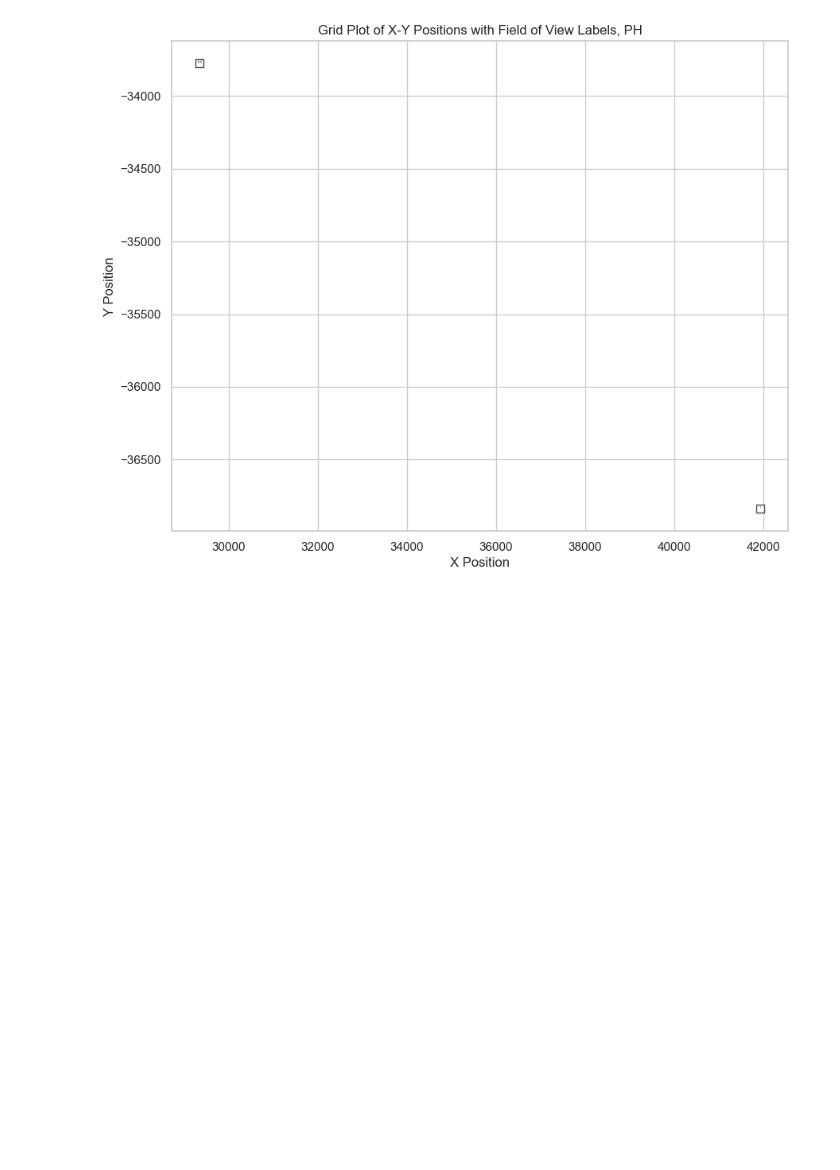
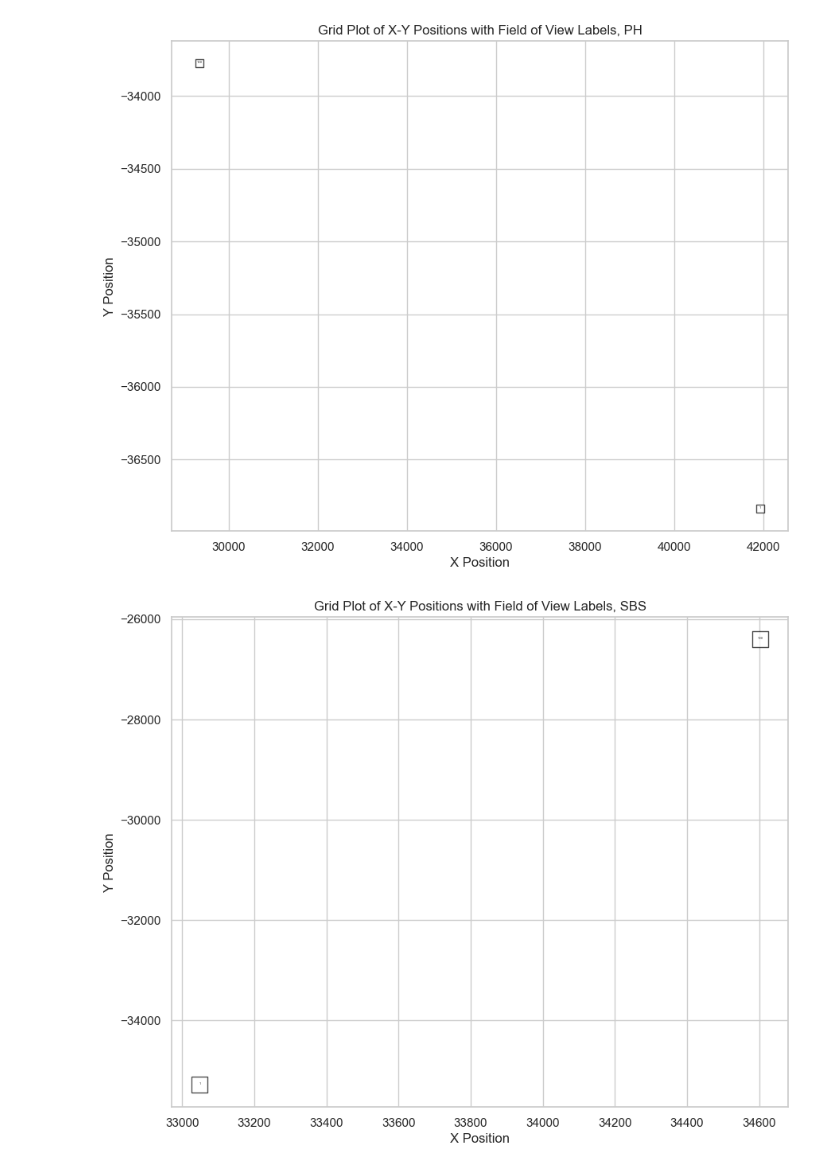
Before and after one commit to cheeseman-lab/OpticalPooledScreens, a Jupyter notebook: example_analysis/0_preprocessing/0_preprocessing_eval.ipynb, the cells around one changed output. Cells and saved outputs as stored; diff of their text form; code cells hidden in the pictures; blank space fills up the shorter version.

Commit message:
metadata maps

```diff
--- a/example_analysis/0_preprocessing/0_preprocessing_eval.ipynb
+++ b/example_analysis/0_preprocessing/0_preprocessing_eval.ipynb
@@ -186,3 +187,26 @@ plt.savefig(f"{EVAL_DIR}/ph_metadata_example.svg", format='svg', dpi=1200)
 plt.show()
 # %% [output]
 [figure]
+# %%
+sns.set(style="whitegrid")
+plt.figure(figsize=(10, 8))
+
+# Scatter plot with squares for each point
+plt.scatter(sbs_test_metadata['x_data'], sbs_test_metadata['y_data'],
+            s=200, c='white', marker='s', edgecolors='black',
+            linewidths=1, alpha=0.7)
+
+# Label each point with the 'field_of_view' variable
+for i, txt in enumerate(sbs_test_metadata['field_of_view']):
+    plt.annotate(txt, (sbs_test_metadata['x_data'].iloc[i], sbs_test_metadata['y_data'].iloc[i]),
+                 textcoords="offset points", xytext=(0,0), ha='center', fontsize=3)
+plt.xlabel('X Position')
+plt.ylabel('Y Position')
+plt.title('Grid Plot of X-Y Positions with Field of View Labels, SBS')
+
+# Save the figure as an SVG file
+print("Grid view of SBS metadata X-Y positions:")
+plt.savefig(f"{EVAL_DIR}/sbs_metadata_example.svg", format='svg', dpi=1200)
+plt.show()
+# %% [output]
+[figure, added]
```
Also changed, not shown: parts of 2 cells of this notebook, 2 other files.
